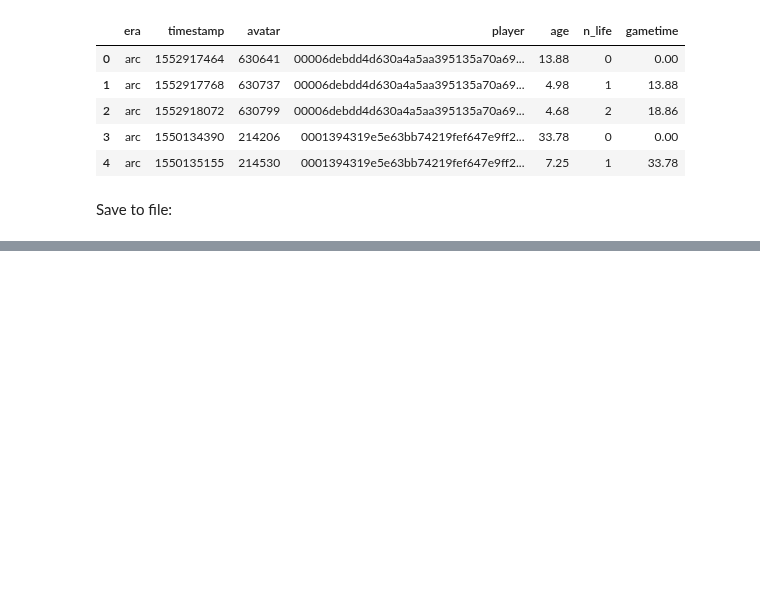
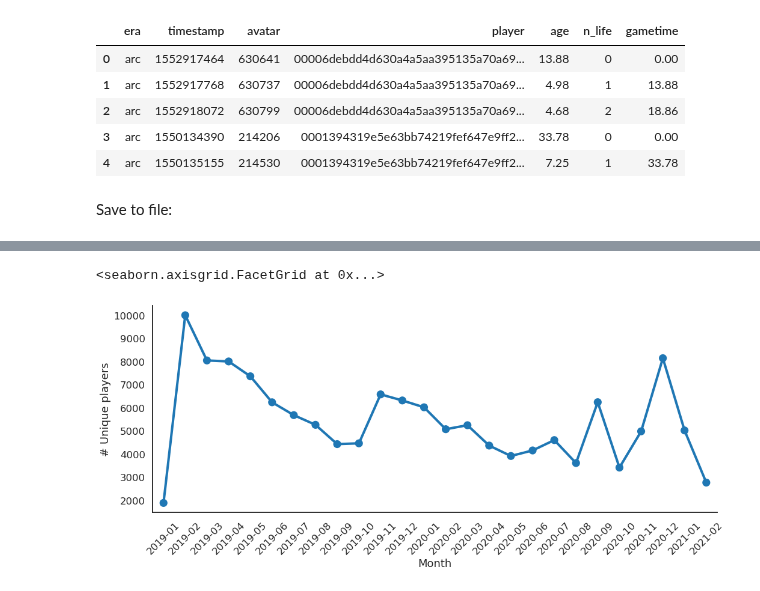
Before and after one commit to nataliavelez/OneHourOneLife, a Jupyter notebook: 2_demographics/2_3_census.ipynb, the cells around one changed output, grey strips where cells are left out. Drawn from its saved outputs; the diff is of its cells as text; code cells hidden in the pictures; blank space fills up the shorter version.

```diff
--- a/2_demographics/2_3_census.ipynb
+++ b/2_demographics/2_3_census.ipynb
@@ -283,0 +287,7 @@ expert_df.to_csv('outputs/player_expertise.tsv', sep='\t', index=None)
+# %%
+user_activity = big_births[['timestamp', 'player']].copy()
+user_activity['date'] = pd.to_datetime(user_activity.timestamp, unit='s')
+user_activity = user_activity.set_index('date')
+user_activity = user_activity.groupby(pd.Grouper(freq = 'M'))['player'].agg(pd.Series.nunique).reset_index()
+user_activity['date'] = user_activity['date'].dt.strftime('%Y-%m')
+user_activity.head()
@@ -283,0 +301,7 @@ expert_df.to_csv('outputs/player_expertise.tsv', sep='\t', index=None)
+# %%
+g = sns.catplot(data=user_activity, x='date', y='player', kind='point', height=6, aspect=2.5)
+g.set_xticklabels(rotation=45)
+g.set(xlabel = 'Month', ylabel = '# Unique players')
+# %% [output]
+<seaborn.axisgrid.FacetGrid at 0x...>
+[figure, added]
```
Also changed, not shown: parts of 23 cells of this notebook, 11 other files.
